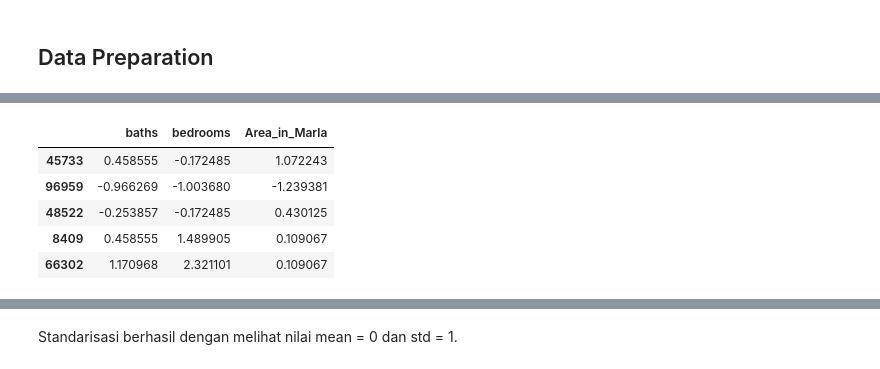
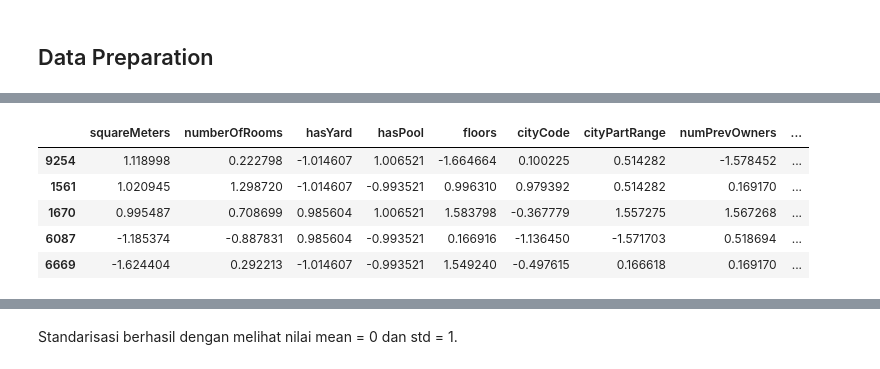
Before and after one commit to danielanputri/DicodingPredictiveAnalytics, a Jupyter notebook: Predictive Analytics_Daniela Natali Putri.ipynb, the cells around one changed output, grey strips where cells are left out. Saved outputs shown, nothing was run; the diff lists cells and outputs as text; code cells hidden in the pictures.

```diff
--- a/Predictive Analytics_Daniela Natali Putri.ipynb
+++ b/Predictive Analytics_Daniela Natali Putri.ipynb
@@ -227,5 +194,0 @@ df.head(1)
-# %%
-# Frequency Encoding untuk Location
-freq_map = df['location'].value_counts()
-df['location_encoded'] = df['location'].map(freq_map)
-df.drop('location', axis=1, inplace=True)
@@ -241,7 +194,0 @@ df.head()
-# %%
-# One-Hot Encoding untuk city dan property type
-df = pd.get_dummies(df, columns=['city'], drop_first=True)
-df = pd.get_dummies(df, columns=['property_type'], drop_first=True)
-# %%
-# Label encoding atau binary coding untuk purpose
-df['purpose'] = df['purpose'].map({'For Sale': 1, 'For Rent': 0})
@@ -253,6 +194,0 @@ df.head(1)
-# %%
-#Mengubah nilai True dan False menjadi 1 dan 0
-# Ubah hanya kolom boolean ke integer
-bool_cols = df.select_dtypes(include='bool').columns
-df[bool_cols] = df[bool_cols].astype(int)
-df.head(1)
@@ -277,17 +208,17 @@ Ukuran set pengujian: 17293 sampel
 # %%
 #Melakukan standarisasi terhadap fitur numerik pada data train
-numerical_features = ['baths', 'bedrooms', 'Area_in_Marla']
+numerical_features = X.select_dtypes(include=['int64', 'float64']).columns
 scaler = StandardScaler()
 scaler.fit(X_train[numerical_features])
 X_train[numerical_features] = scaler.transform(X_train.loc[:, numerical_features])
 X_train[numerical_features].head()
 # %% [output]
-|  | baths | bedrooms | Area_in_Marla |
-| 45733 | 0.458555 | -0.172485 | 1.072243 |
-| 96959 | -0.966269 | -1.003680 | -1.239381 |
-| 48522 | -0.253857 | -0.172485 | 0.430125 |
-| 8409 | 0.458555 | 1.489905 | 0.109067 |
-| 66302 | 1.170968 | 2.321101 | 0.109067 |
+|  | squareMeters | numberOfRooms | hasYard | hasPool | floors | cityCode | cityPartRange | numPrevOwners | ... |
+| 9254 | 1.118998 | 0.222798 | -1.014607 | 1.006521 | -1.664664 | 0.100225 | 0.514282 | -1.578452 | ... |
+| 1561 | 1.020945 | 1.298720 | -1.014607 | -0.993521 | 0.996310 | 0.979392 | 0.514282 | 0.169170 | ... |
+| 1670 | 0.995487 | 0.708699 | 0.985604 | 1.006521 | 1.583798 | -0.367779 | 1.557275 | 1.567268 | ... |
+| 6087 | -1.185374 | -0.887831 | 0.985604 | -0.993521 | 0.166916 | -1.136450 | -1.571703 | 0.518694 | ... |
+| 6669 | -1.624404 | 0.292213 | -1.014607 | -0.993521 | 1.549240 | -0.497615 | 0.166618 | 0.169170 | ... |
 # %%
 #Melakukan cek terhadap nilai mean dan std
 X_train[numerical_features].describe().round(4)
```
Also changed, not shown: parts of 33 cells of this notebook, 8 other files.
